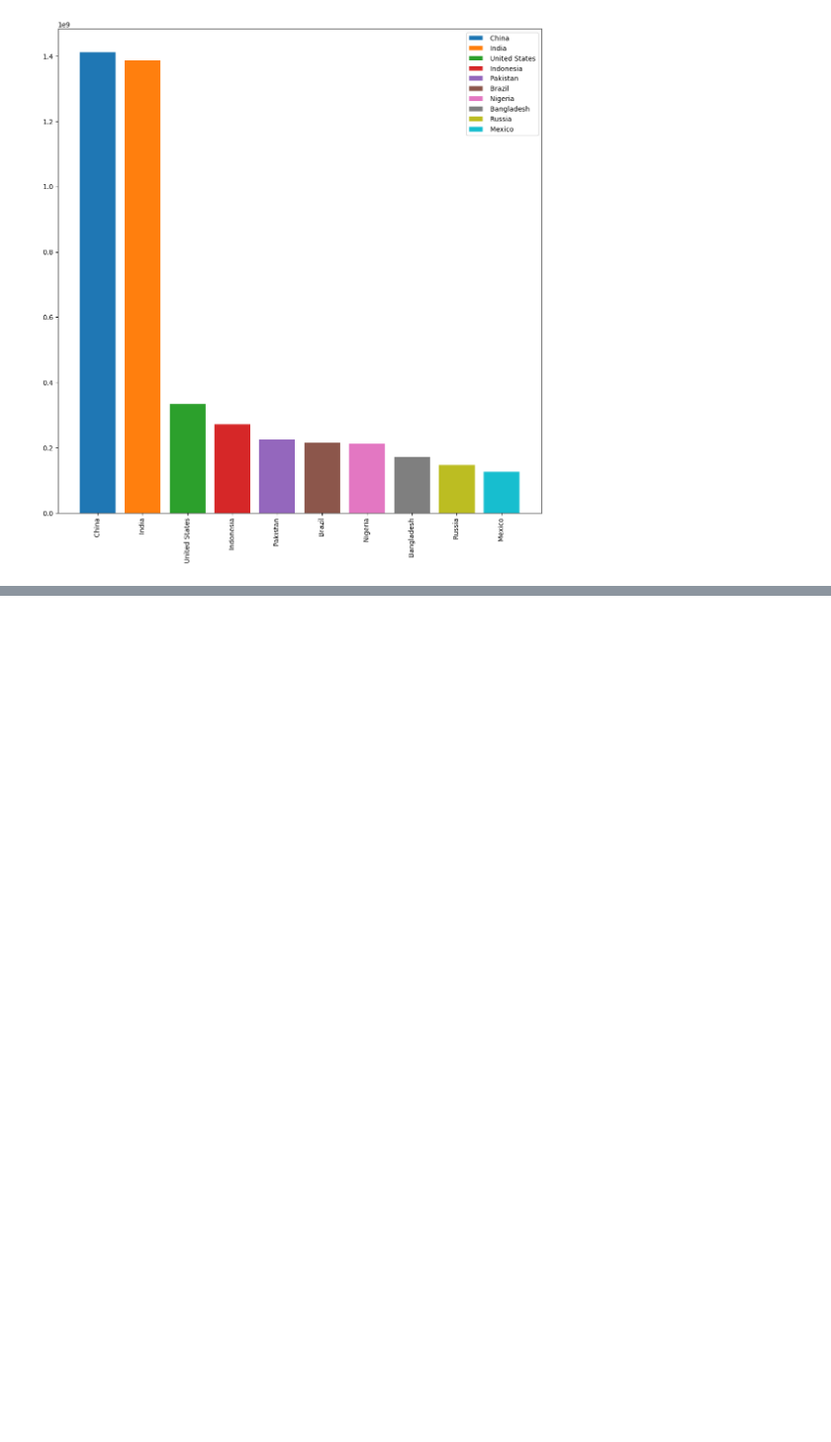
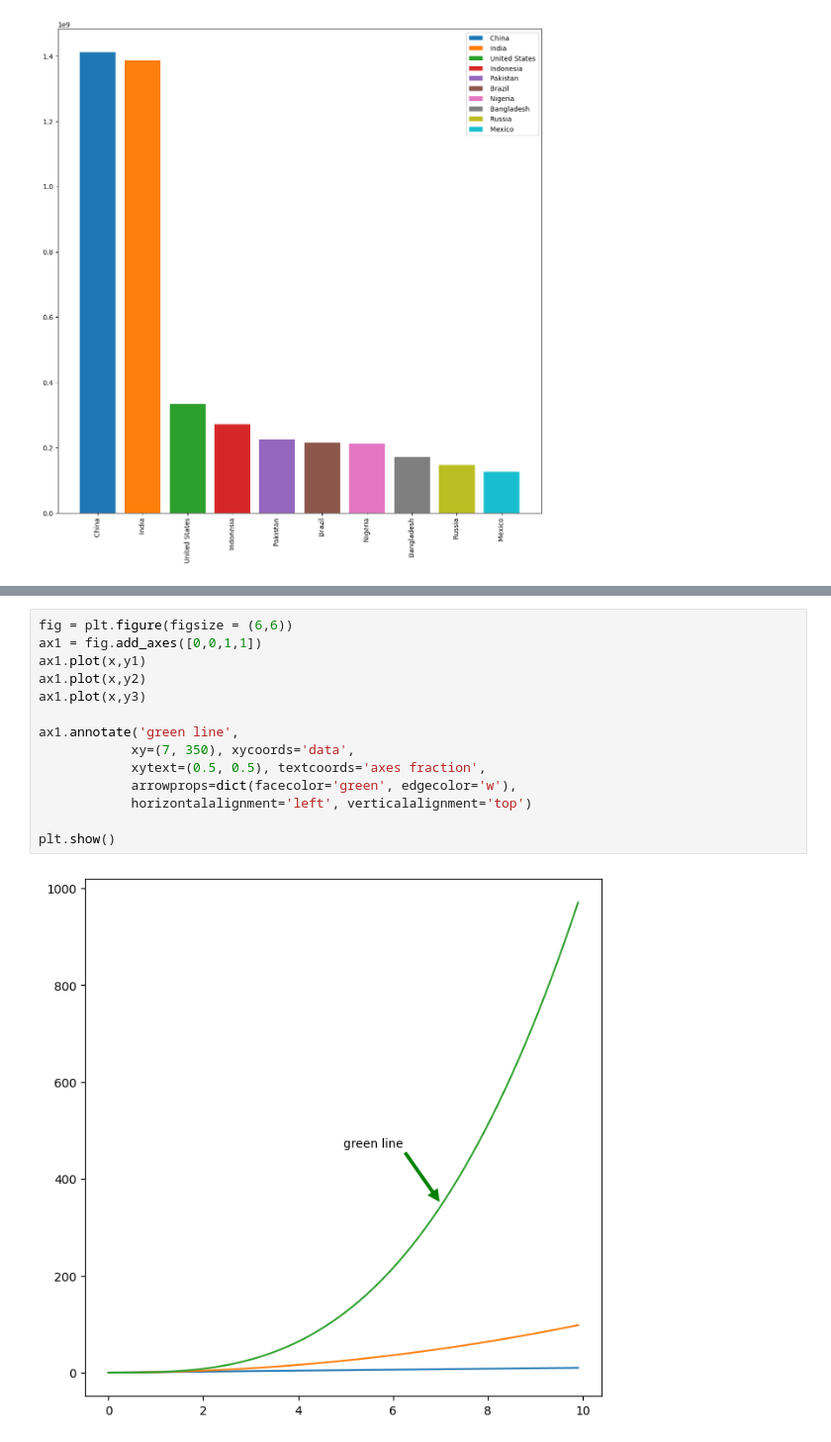
Before and after one commit to KeerthanaSistla/Python-for-Data-Analysis-Visualization, a Jupyter notebook: Styles_and_Presentation.ipynb, the cells around one changed output, grey strips where cells are left out. Shown at 99% size. Cells and saved outputs as stored; diff of their text form; blank space fills up the shorter version.

```diff
--- a/Styles_and_Presentation.ipynb
+++ b/Styles_and_Presentation.ipynb
@@ -202,0 +218,16 @@ plt.show()
+# %%
+fig = plt.figure(figsize = (6,6))
+ax1 = fig.add_axes([0,0,1,1])
+ax1.plot(x,y1)
+ax1.plot(x,y2)
+ax1.plot(x,y3)
+
+ax1.annotate('green line',
+            xy=(7, 350), xycoords='data',
+            xytext=(0.5, 0.5), textcoords='axes fraction',
+            arrowprops=dict(facecolor='green', edgecolor='w'),
+            horizontalalignment='left', verticalalignment='top')
+
+plt.show()
+# %% [output]
+[figure, added]
```
Also changed, not shown: parts of 2 cells of this notebook.
